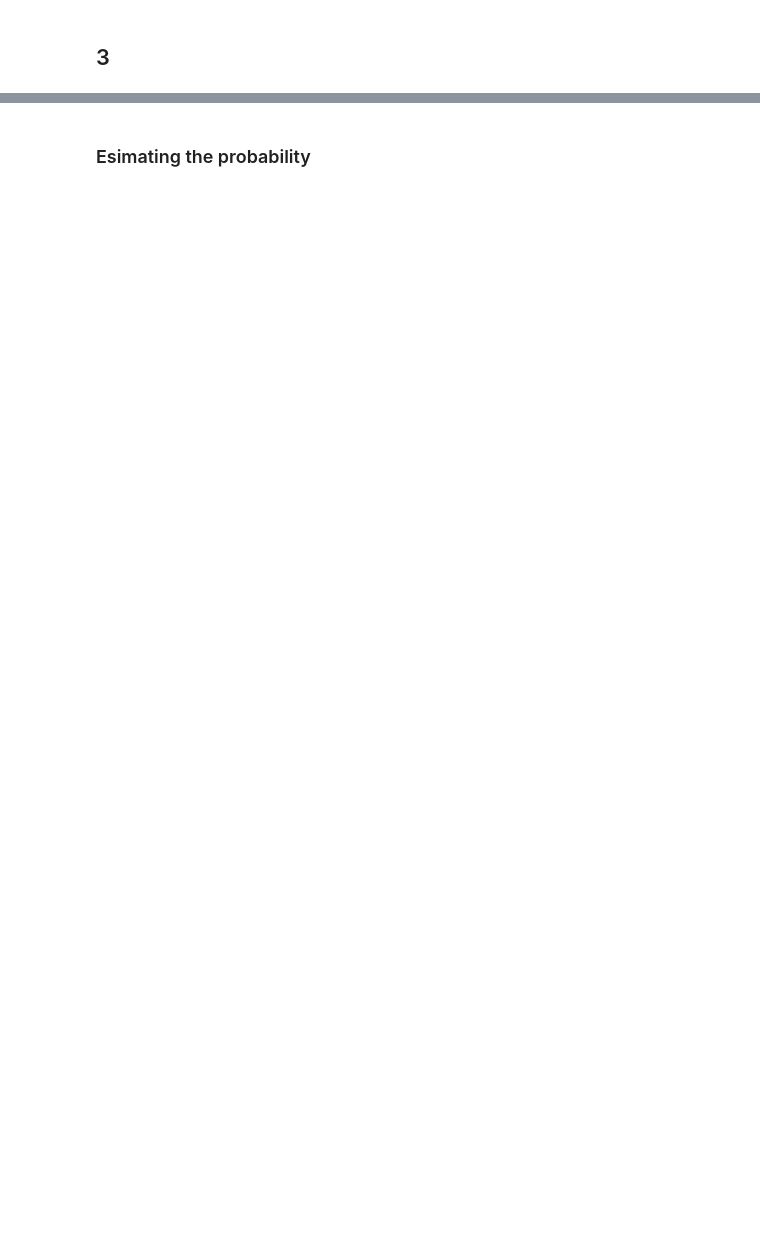
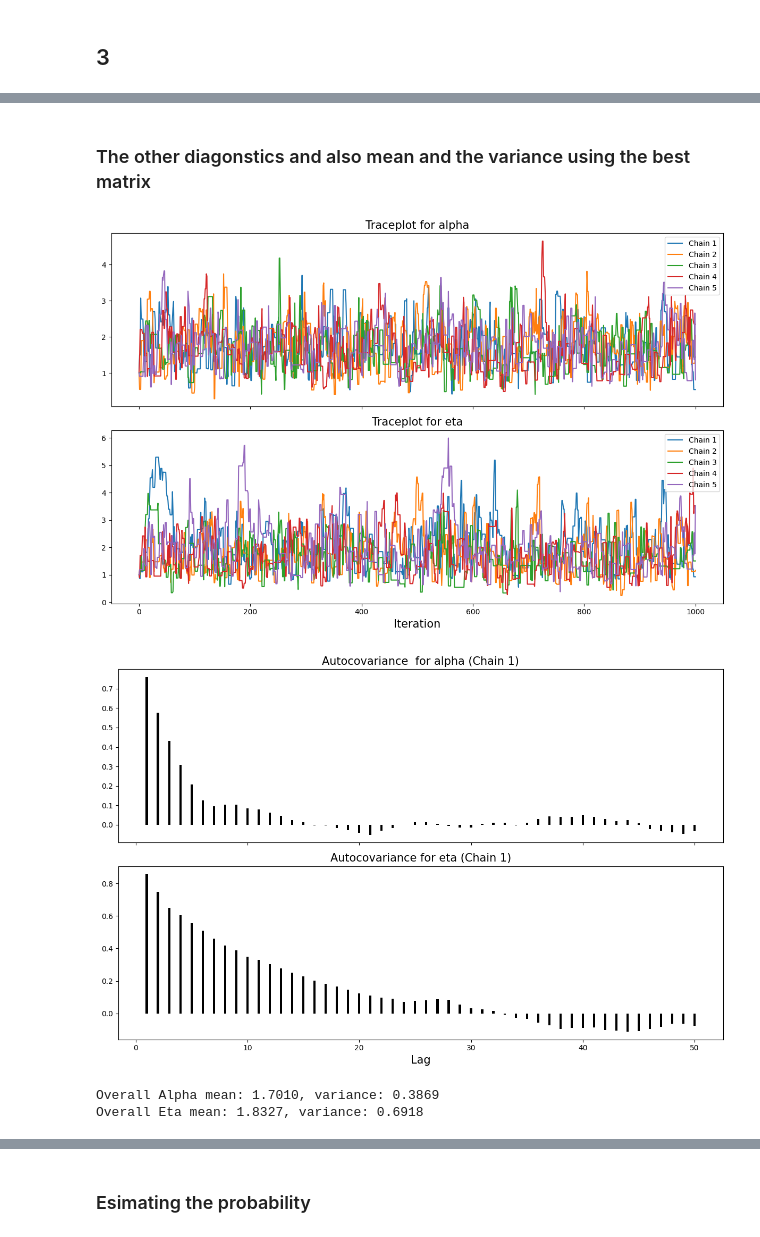
Before and after one commit to markoMedved/Mathematics2-HW, a Jupyter notebook: MCMC/solution.ipynb, the cells around one changed output, grey strips where cells are left out. Cells and saved outputs as stored; diff of their text form; code cells hidden in the pictures; blank space fills up the shorter version.

Commit message:
finished report

```diff
--- a/MCMC/solution.ipynb
+++ b/MCMC/solution.ipynb
@@ -209 +224,13 @@ print(f"{np.mean(estimates)} +/- {np.std(estimates)}")
+# %%
+x_data = np.array([0.3, 0.5, 0.75, 0.4])
+
+def posterior(alpha, eta, data = x_data):
+    if eta <= 0 or alpha <= 0:
+        return 0
+
+    likelihood = alpha * eta * data**(alpha - 1) * np.exp(-eta * data**alpha)
+    likelihood = np.prod(likelihood)
+    prior = np.exp((-alpha - 2 * eta)) * eta
+
+    return likelihood * prior
 # %% [markdown]
@@ -210,0 +341,64 @@ print(f"{np.mean(estimates)} +/- {np.std(estimates)}")
+# %% [markdown]
+### The other diagonstics and also mean and the variance using the best matrix
+# %%
+np.random.seed(42)
+
+num_chains = 5
+num_samples = 1000
+cov = np.array([[1.0, 0.0], [0.0, 1.0]])
+initial_state = [1, 1]
+
+all_samples = []
+
+for i in range(num_chains):
+    samples, _ = metropolis_hastings_normal(initial_state, cov, num_samples)
+    all_samples.append(np.array(samples))
+
+all_samples = np.array(all_samples)
+
+# Plot traceplots for alpha and eta across all chains
+fig, axs = plt.subplots(2, 1, figsize=(12, 8), sharex=True)
+
+for i in range(num_chains):
+    axs[0].plot(all_samples[i, :, 0], label=f'Chain {i+1}')
+    axs[1].plot(all_samples[i, :, 1], label=f'Chain {i+1}')
+
+axs[0].set_title('Traceplot for alpha', fontsize = 15)
+axs[1].set_title('Traceplot for eta', fontsize = 15)
+axs[1].set_xlabel('Iteration', fontsize = 15)
+axs[0].legend()
+axs[1].legend()
+plt.tight_layout()
+plt.savefig("report/figures/mvn_trace.png")
+plt.show()
+
+max_lag = 50
+lags = np.arange(1, max_lag + 1)
+
+fig, axs = plt.subplots(2, 1, figsize=(12, 8), sharex=True)
+
+# Use only the first chain
+alpha_acorr = [autocorr(all_samples[0, :, 0], lag) for lag in lags]
+eta_acorr = [autocorr(all_samples[0, :, 1], lag) for lag in lags]
+
+axs[0].bar(lags, alpha_acorr, color='black', width = 0.2)
+axs[1].bar(lags, eta_acorr, color='black', width = 0.2)
+
+axs[0].set_title('Autocovariance  for alpha (Chain 1)', fontsize = 15)
+axs[1].set_title('Autocovariance for eta (Chain 1)', fontsize = 15)
+axs[1].set_xlabel('Lag', fontsize = 15)
+
+plt.tight_layout()
+plt.savefig("report/figures/mvn_cov.png")
+plt.show()
+
+all_alpha = all_samples[:, :, 0].flatten()
+all_eta = all_samples[:, :, 1].flatten()
+
+print(f"Overall Alpha mean: {np.mean(all_alpha):.4f}, variance: {np.var(all_alpha, ddof=1):.4f}")
+print(f"Overall Eta mean: {np.mean(all_eta):.4f}, variance: {np.var(all_eta, ddof=1):.4f}")
+# %% [output]
+[figure, added]
+[figure, added]
+Overall Alpha mean: 1.7010, variance: 0.3869
+Overall Eta mean: 1.8327, variance: 0.6918
```
Also changed, not shown: parts of 23 cells of this notebook, 13 other files.
